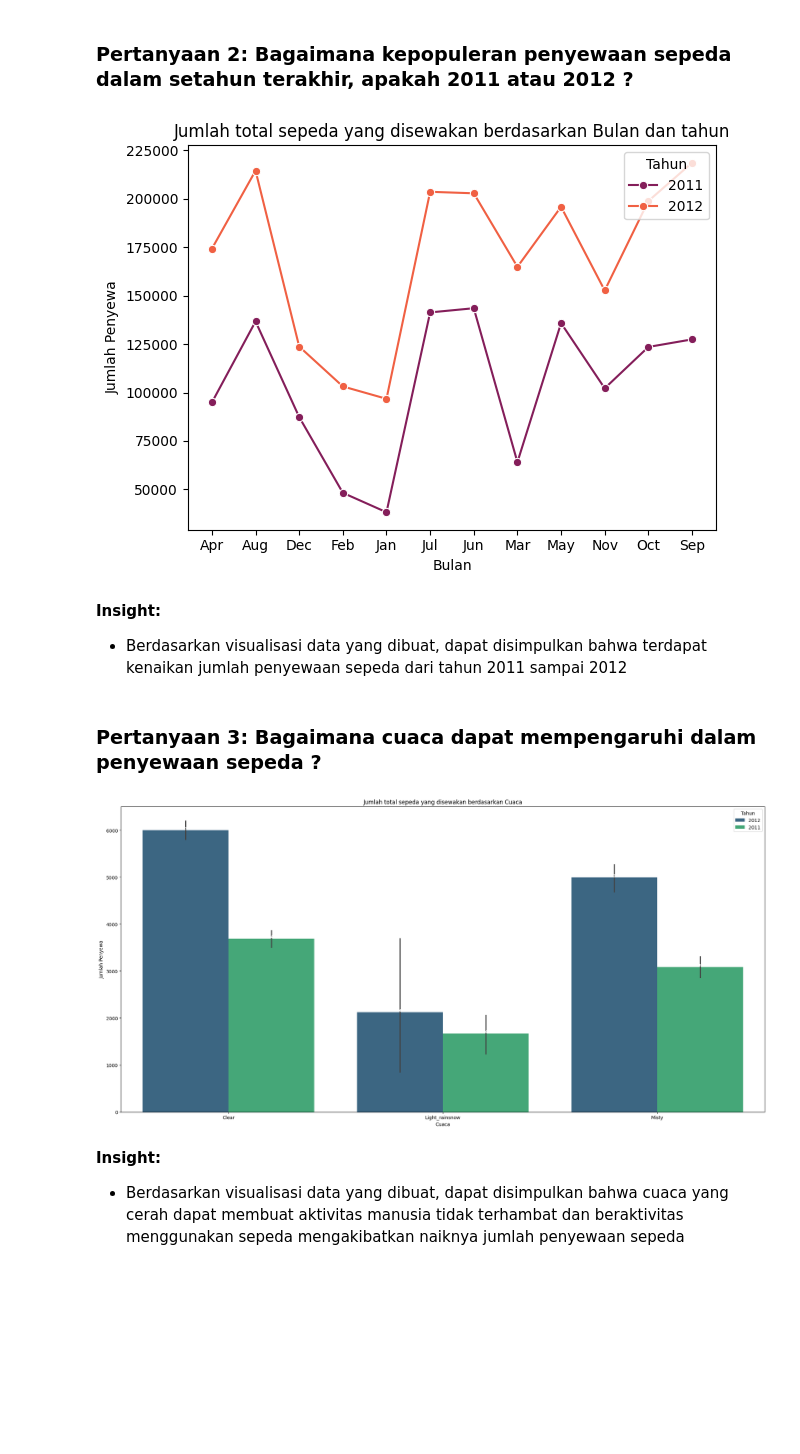
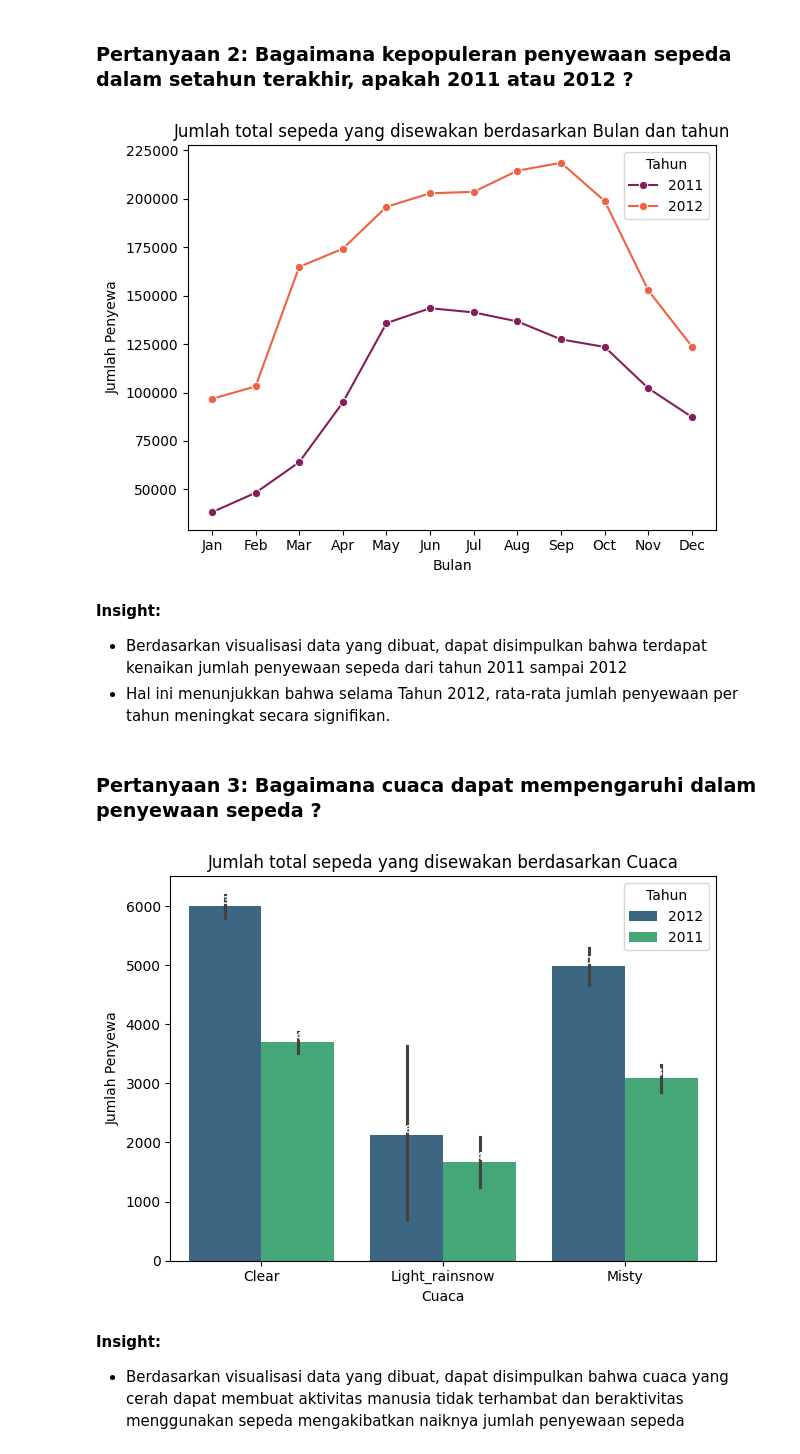
Before and after one commit to liqolina/Bike-Sharing-Dataset-Dicoding, a Jupyter notebook: notebook.ipynb, the cells around one changed output. Drawn from its saved outputs; the diff is of its cells as text; code cells hidden in the pictures; blank space fills up the shorter version.

```diff
--- a/notebook.ipynb
+++ b/notebook.ipynb
@@ -52,7 +52,7 @@ Tahap pertama kita mengumpulkan data yang telah dikumpulkan sebagai DataFrame. D
 1. Day.CSV
 # %%
 # Memuat tabel day
-bike_day_df = pd.read_csv('day.csv')
+bike_day_df = pd.read_csv('/content/Proyek_Analisis_Data/day.csv')
 bike_day_df.head()
 # %% [output]
 |  | instant | dteday | season | yr | mnth | holiday | weekday | workingday | weathersit | temp | ... |
@@ -600,6 +657,10 @@ monthly_counts = bike_day_df.groupby(by=["month","year"]).agg({
 
 fig, ax = plt.subplots()
 
+# Membuat urutan bulan
+monthly_counts["month"] = pd.Categorical(monthly_counts["month"],
+                                           categories=['Jan','Feb','Mar','Apr','May','Jun','Jul','Aug','Sep','Oct','Nov','Dec'],
+                                           ordered=True)
 # Buat lineplot
 sns.lineplot(
     data=monthly_counts,
@@ -613,44 +674,47 @@ sns.lineplot(
 plt.title("Jumlah total sepeda yang disewakan berdasarkan Bulan dan tahun")
 plt.xlabel("Bulan")
 plt.ylabel("Jumlah Penyewa")
-plt.legend(title="Tahun", loc="upper right")
+plt.legend(
+    title="Tahun",
+    loc="upper right")
 plt.tight_layout()
 
 # Menampilkan plot
 plt.show()
 # %% [output]
-[figure, old version]
+[figure, new version]
 # %% [markdown]
 **Insight:**
 - Berdasarkan visualisasi data yang dibuat, dapat disimpulkan bahwa terdapat kenaikan jumlah penyewaan sepeda dari tahun 2011 sampai 2012
+- Hal ini menunjukkan bahwa selama Tahun 2012, rata-rata jumlah penyewaan per tahun meningkat secara signifikan.
 # %% [markdown]
 ### Pertanyaan 3: Bagaimana cuaca dapat mempengaruhi dalam penyewaan sepeda ?
 # %%
 # membuat subplot
-fig, ax = plt.subplots(figsize=(20, 10))
+fig, ax = plt.subplots()
 
 # Buat barplot
 sns.barplot(
     data=bike_day_df.sort_values(by="weather_cond", ascending= True),
     x="weather_cond",
     y="count",
     hue="year",
     palette="viridis")
 
 # Mengatur judul, label y, dan label x
 plt.ylabel("Jumlah Penyewa")
 plt.xlabel("Cuaca")
 plt.title("Jumlah total sepeda yang disewakan berdasarkan Cuaca")
 plt.legend(title="Tahun", loc="upper right")
 
 for container in ax.containers:
     ax.bar_label(container, fontsize= 8, color= 'white', weight= 'bold', label_type= 'edge')
 plt.tight_layout()
 
 # Menampilkan plot
 plt.show()
 # %% [output]
-[figure, old version]
+[figure, new version]
 # %% [markdown]
 **Insight:**
 - Berdasarkan visualisasi data yang dibuat, dapat disimpulkan bahwa cuaca yang cerah dapat membuat aktivitas manusia tidak terhambat dan beraktivitas menggunakan sepeda mengakibatkan naiknya jumlah penyewaan sepeda
```
Also changed, not shown: parts of 29 cells of this notebook.
